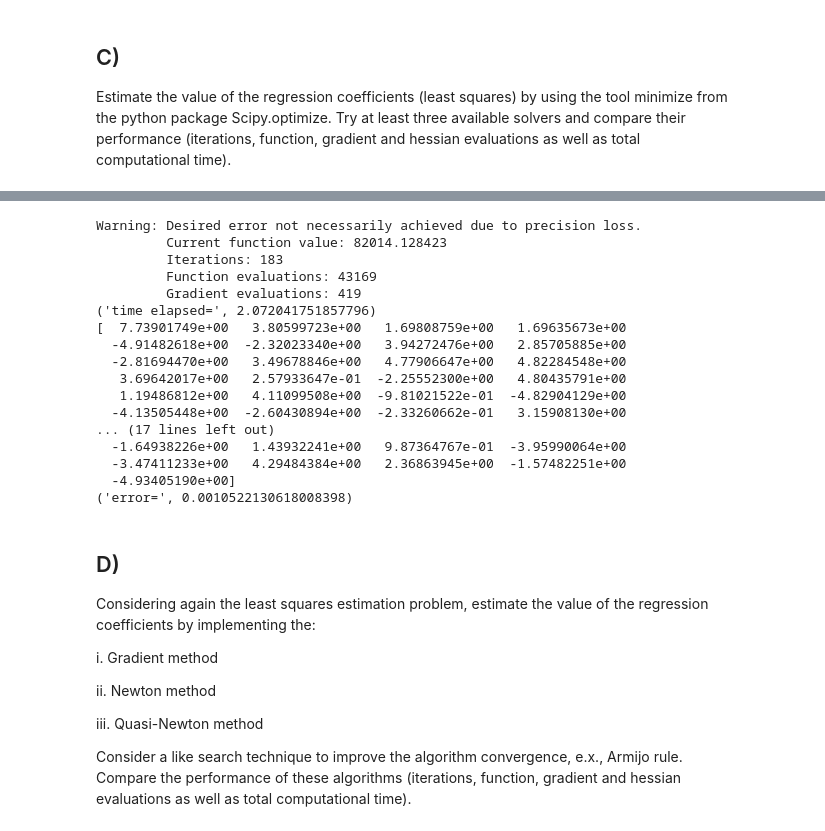
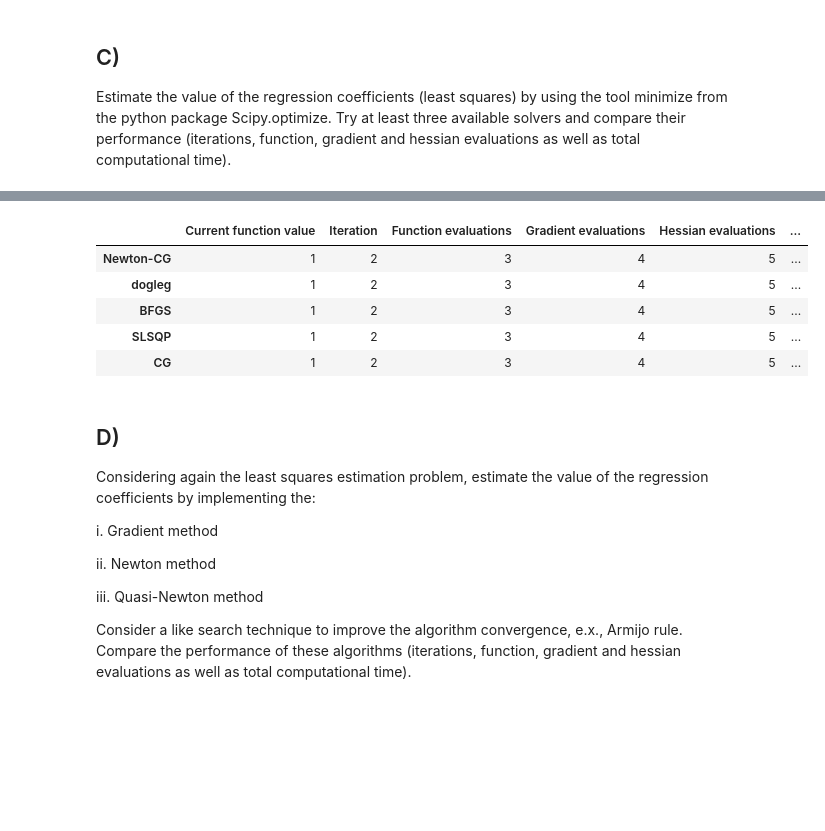
Before and after one commit to P-Mercator/Optimization_for_large-scale_data, a Jupyter notebook: 3rd Assignment.ipynb, the cells around one changed output, grey strips where cells are left out. Saved outputs shown, nothing was run; the diff lists cells and outputs as text; code cells hidden in the pictures; blank space fills up the shorter version.

```diff
--- a/3rd Assignment.ipynb
+++ b/3rd Assignment.ipynb
@@ -250,39 +268,28 @@ Optimization terminated successfully.    (Exit mode 0)
-# %%
-# c : CG
-
-from scipy.optimize import minimize
-
-
-def least_sq_reg(beta_ls, X, Y):
-    beta_ls=np.matrix(beta_ls)
-    z=Y-X*np.transpose(beta_ls)
-    return np.dot(np.transpose(z),z) #sum of the square errors, value of the obj function
-
-beta_ls0 = np.zeros(nvariables+1) #we need to initiate our initial point
-time_start = time.clock()
-res = minimize(least_sq_reg, beta_ls0, args=(X,Y), method = 'CG', options = {'disp': True}) #arguments for the model are X and Y
-time_elapsed = (time.clock() - time_start)
-print('time elapsed=',time_elapsed)
-print (res.x)
-print('error=',np.linalg.norm(np.transpose(beta_ls_exact)-res.x,ord=2)/np.linalg.norm(np.transpose(beta_ls_exact),ord=2))
-# %% [output]
-Warning: Desired error not necessarily achieved due to precision loss.
-         Current function value: 82014.128423
-         Iterations: 183
-         Function evaluations: 43169
-         Gradient evaluations: 419
-('time elapsed=', 2.072041751857796)
-[  7.73901749e+00   3.80599723e+00   1.69808759e+00   1.69635673e+00
-  -4.91482618e+00  -2.32023340e+00   3.94272476e+00   2.85705885e+00
-  -2.81694470e+00   3.49678846e+00   4.77906647e+00   4.82284548e+00
-   3.69642017e+00   2.57933647e-01  -2.25552300e+00   4.80435791e+00
-   1.19486812e+00   4.11099508e+00  -9.81021522e-01  -4.82904129e+00
-  -4.13505448e+00  -2.60430894e+00  -2.33260662e-01   3.15908130e+00
-... (17 lines left out)
-  -1.64938226e+00   1.43932241e+00   9.87364767e-01  -3.95990064e+00
-  -3.47411233e+00   4.29484384e+00   2.36863945e+00  -1.57482251e+00
-  -4.93405190e+00]
-('error=', 0.0010522130618008398)
+# %%
+import sympy
+from pandas import DataFrame
+from sympy import *
+
+# For Final report we need to put 'Current function value', 'Iteration','Function eval', 'Gradient eval','Hessian eval', 'Time elapsed', 'Error'
+### Fill value instead of 1 2 3 .....
+t = [[1 ,2 ,3 ,4 ,5 ,5 ,6 ], #Newton-CG
+     [1 ,2 ,3 ,4 ,5 ,5 ,6 ], #dogleg
+     [1 ,2 ,3 ,4 ,5 ,5 ,6 ], #BFGS
+     [1 ,2 ,3 ,4 ,5 ,5 ,6 ], #SLSQP
+     [1 ,2 ,3 ,4 ,5 ,5 ,6 ]] #CG
+
+
+table = DataFrame(t, index=['Newton-CG', 'dogleg', 'BFGS', 'SLSQP', 'CG'], columns=['Current function value', 'Iteration',
+                                                                                    'Function evaluations', 'Gradient evaluations',
+                                                                                    'Hessian evaluations', 'Time elapsed', 'Error'])
+table
+# %% [output]
+|  | Current function value | Iteration | Function evaluations | Gradient evaluations | Hessian evaluations | ... |
+| Newton-CG | 1 | 2 | 3 | 4 | 5 | ... |
+| dogleg | 1 | 2 | 3 | 4 | 5 | ... |
+| BFGS | 1 | 2 | 3 | 4 | 5 | ... |
+| SLSQP | 1 | 2 | 3 | 4 | 5 | ... |
+| CG | 1 | 2 | 3 | 4 | 5 | ... |
 # %% [markdown]
 ## D)
 Considering again the least squares estimation problem, estimate the value of the regression coefficients
```
Also changed, not shown: parts of 25 cells of this notebook.
